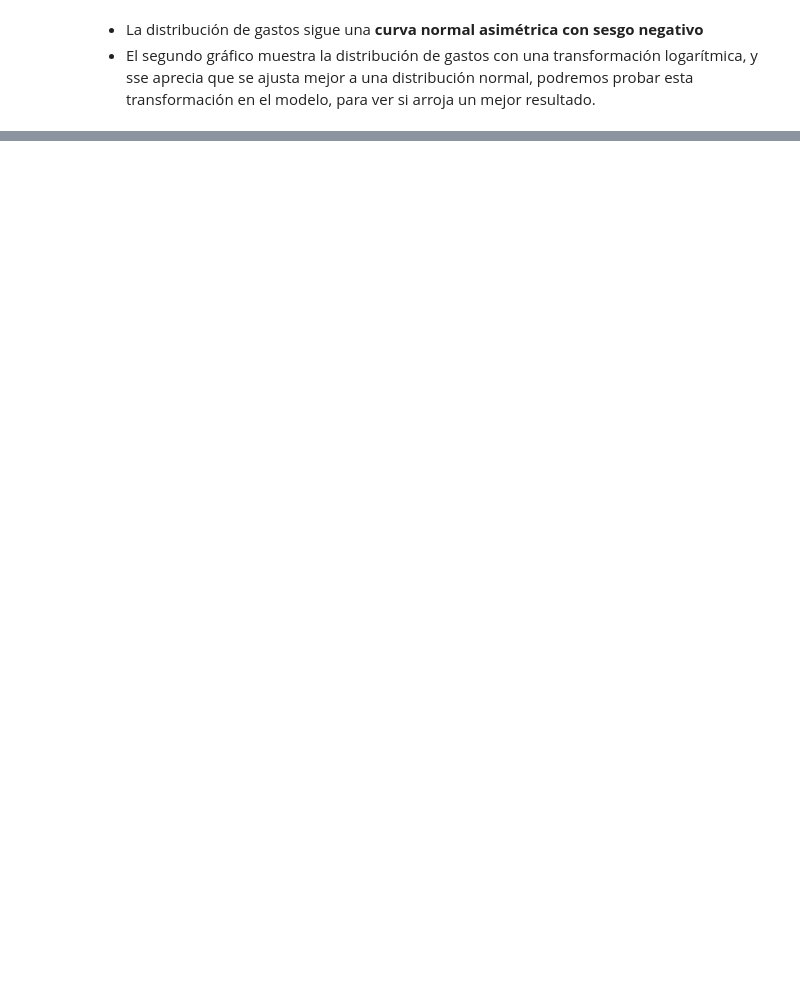
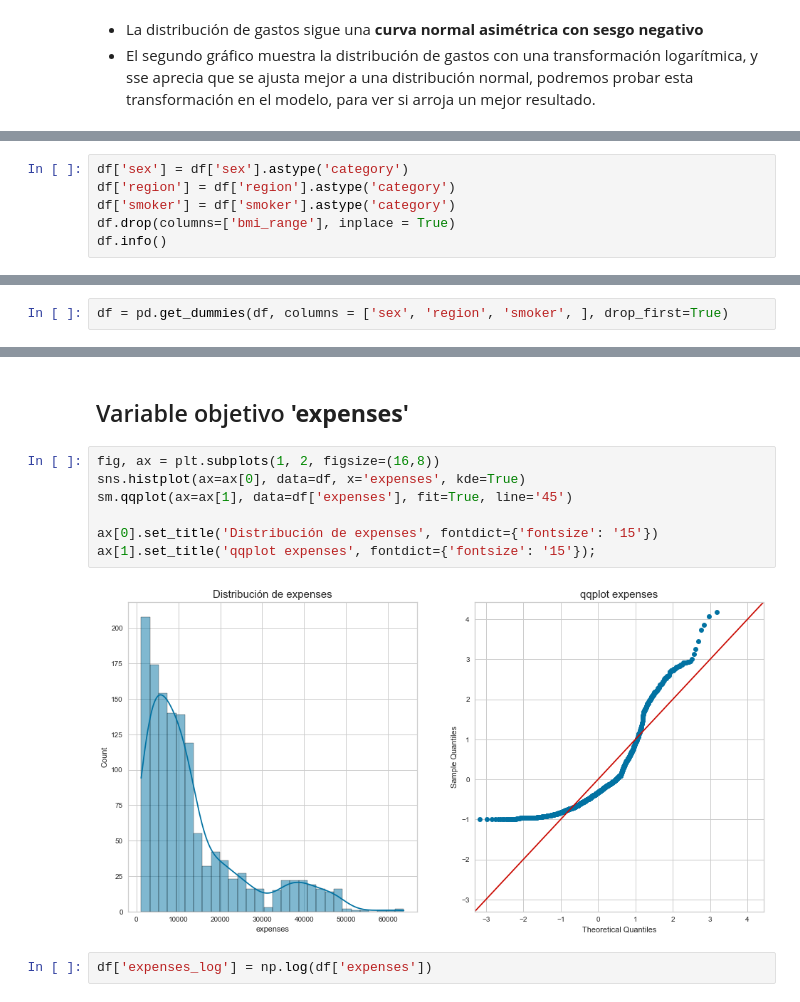
Before and after one commit to Gab0Jorq/insurance, a Jupyter notebook: insurance.ipynb, the cells around one changed output, grey strips where cells are left out. Saved outputs shown, nothing was run; the diff lists cells and outputs as text; blank space fills up the shorter version.

```diff
--- a/insurance.ipynb
+++ b/insurance.ipynb
@@ -254,0 +278,6 @@ ax[1].set_title('Distribución de gastos (log)', fontdict={'fontsize': '15'});
+# %%
+df['sex'] = df['sex'].astype('category')
+df['region'] = df['region'].astype('category')
+df['smoker'] = df['smoker'].astype('category')
+df.drop(columns=['bmi_range'], inplace = True)
+df.info()
@@ -254,0 +303,2 @@ ax[1].set_title('Distribución de gastos (log)', fontdict={'fontsize': '15'});
+# %%
+df = pd.get_dummies(df, columns = ['sex', 'region', 'smoker', ], drop_first=True)
@@ -254,0 +312,13 @@ ax[1].set_title('Distribución de gastos (log)', fontdict={'fontsize': '15'});
+# %% [markdown]
+## Variable objetivo **'expenses'**
+# %%
+fig, ax = plt.subplots(1, 2, figsize=(16,8))
+sns.histplot(ax=ax[0], data=df, x='expenses', kde=True)
+sm.qqplot(ax=ax[1], data=df['expenses'], fit=True, line='45')
+
+ax[0].set_title('Distribución de expenses', fontdict={'fontsize': '15'})
+ax[1].set_title('qqplot expenses', fontdict={'fontsize': '15'});
+# %% [output]
+[figure, added]
+# %%
+df['expenses_log'] = np.log(df['expenses'])
```
Also changed, not shown: parts of 19 cells of this notebook.
